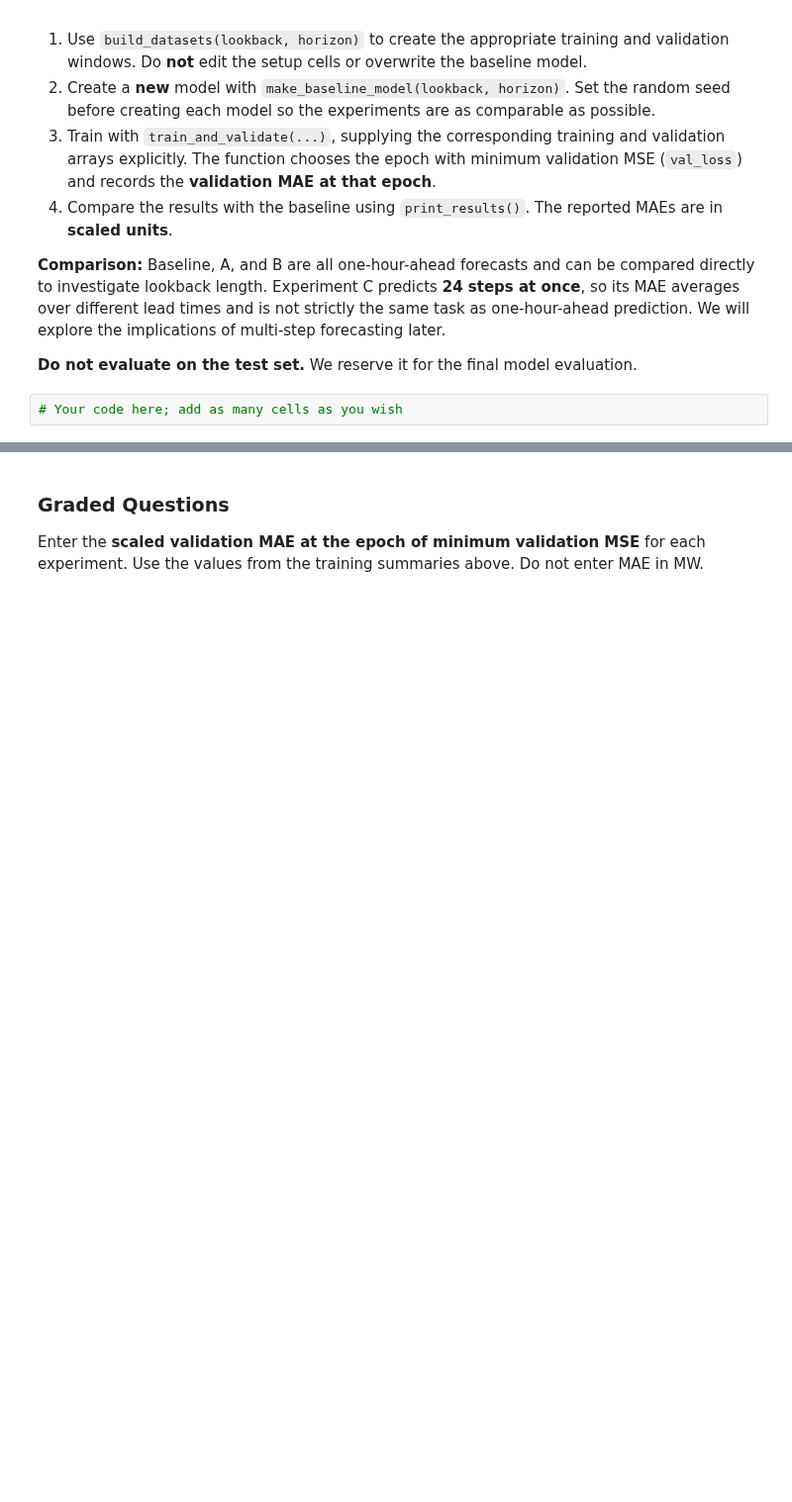
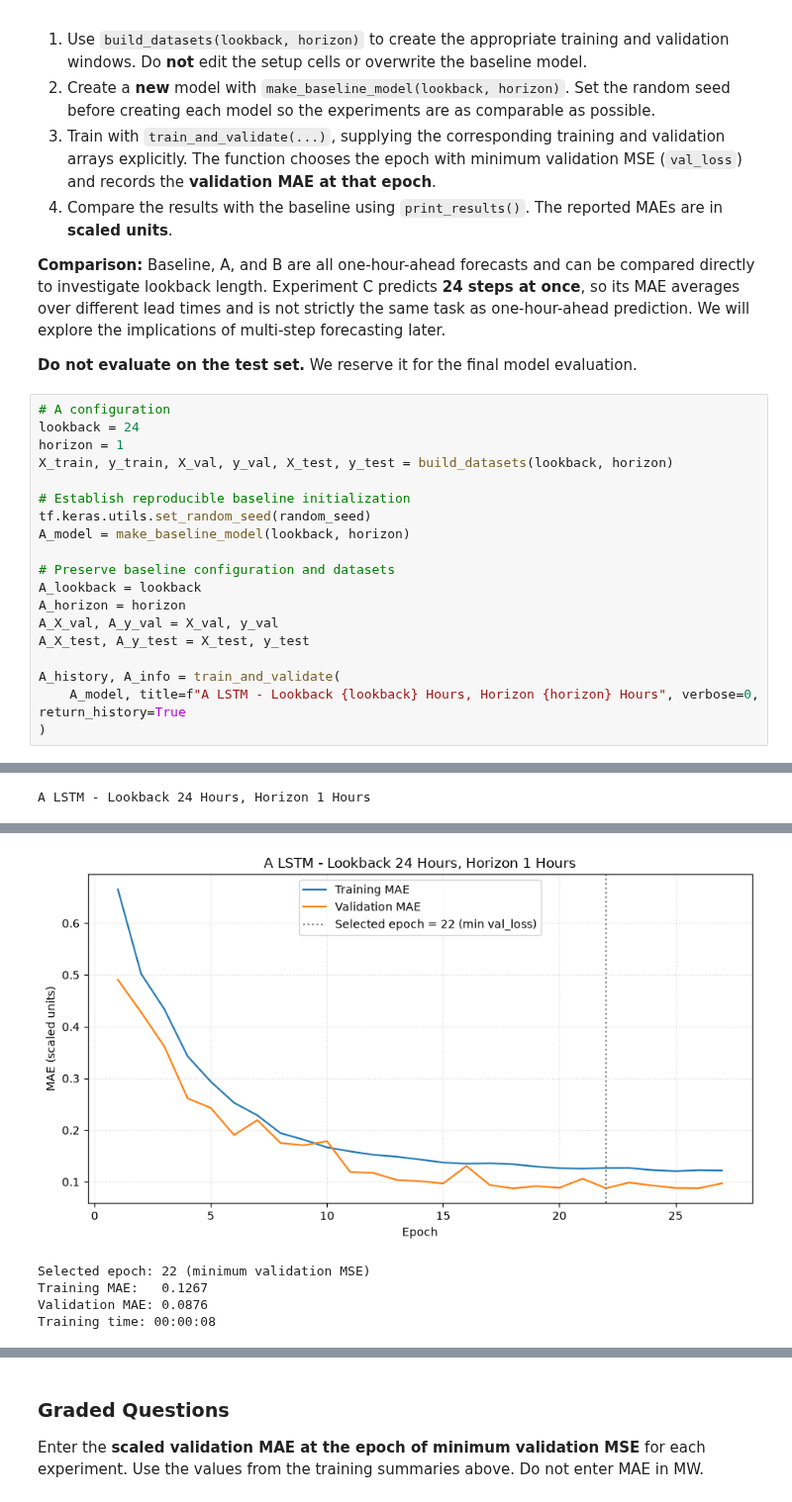
Before and after one commit to aidandig/DX703-HW, a Jupyter notebook: Homework_08.ipynb, the cells around one changed output, grey strips where cells are left out. Shown at 99% size. Cells and saved outputs as stored; diff of their text form; blank space fills up the shorter version.

```diff
--- a/Homework_08.ipynb
+++ b/Homework_08.ipynb
@@ -696,4 +696,22 @@ For each of **A, B, and C**:
 
 **Do not evaluate on the test set.** We reserve it for the final model evaluation.
 # %%
-# Your code here; add as many cells as you wish
+# A configuration
+lookback = 24
+horizon = 1
+X_train, y_train, X_val, y_val, X_test, y_test = build_datasets(lookback, horizon)
+
+# Establish reproducible baseline initialization
+tf.keras.utils.set_random_seed(random_seed)
+A_model = make_baseline_model(lookback, horizon)
+
+# Preserve baseline configuration and datasets
+A_lookback = lookback
+A_horizon = horizon
+A_X_val, A_y_val = X_val, y_val
+A_X_test, A_y_test = X_test, y_test
+
+A_history, A_info = train_and_validate(
+    A_model, title=f"A LSTM - Lookback {lookback} Hours, Horizon {horizon} Hours", verbose=0, return_history=True
+)
+# %% [output]
@@ -699,0 +719 @@ For each of **A, B, and C**:
+A LSTM - Lookback 24 Hours, Horizon 1 Hours
@@ -699,0 +721,5 @@ For each of **A, B, and C**:
+[figure, added]
+Selected epoch: 22 (minimum validation MSE)
+Training MAE:   0.1267
+Validation MAE: 0.0876
+Training time: 00:00:08
```
Also changed, not shown: parts of 10 cells of this notebook.
